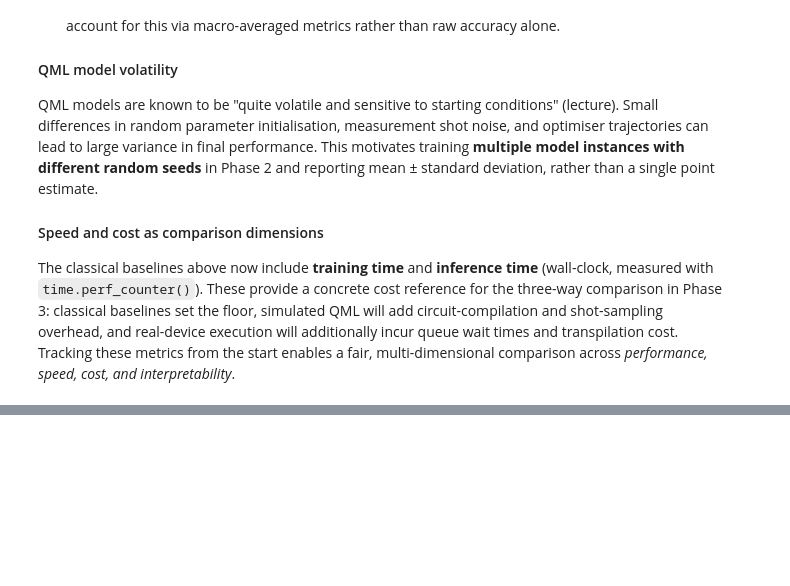
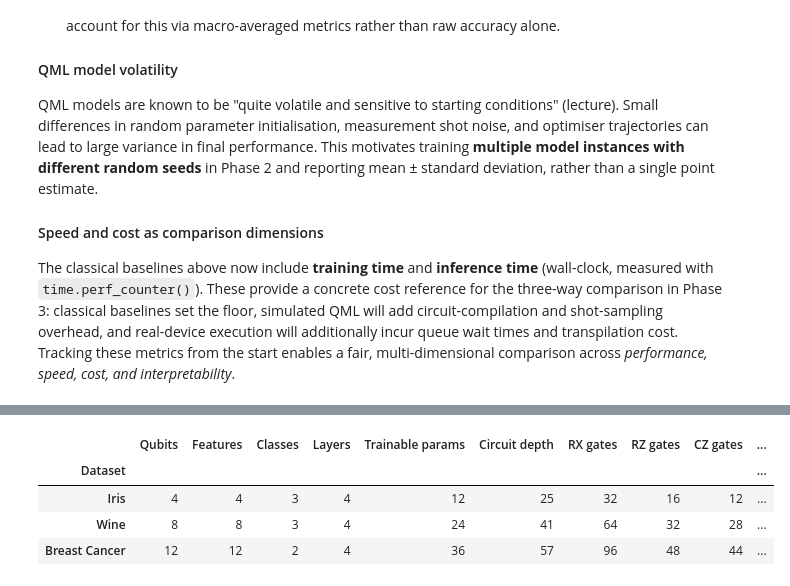
Before and after one commit to gelbh/comp47950-qml-project, a Jupyter notebook: notebooks/qml_project.ipynb, the cells around one changed output, grey strips where cells are left out. Drawn from its saved outputs; the diff is of its cells as text; code cells hidden in the pictures; blank space fills up the shorter version.

```diff
--- a/notebooks/qml_project.ipynb
+++ b/notebooks/qml_project.ipynb
@@ -188,0 +339,37 @@ The classical baselines above now include **training time** and **inference time
+# %%
+# Build circuits for all three datasets
+circuit_configs = {
+    "Iris":          {"n_qubits": 4,  "n_features": 4,  "n_classes": 3},
+    "Wine":          {"n_qubits": 8,  "n_features": 8,  "n_classes": 3},
+    "Breast Cancer": {"n_qubits": 12, "n_features": 12, "n_classes": 2},
+}
+
+circuits = {}
+for name, cfg in circuit_configs.items():
+    circuits[name] = build_circuit(**cfg, cz_strategy="linear")
+
+# Summary table
+rows = []
+for name, vc in circuits.items():
+    ops = vc.circuit.count_ops()
+    rows.append({
+        "Dataset": name,
+        "Qubits": vc.n_qubits,
+        "Features": vc.n_features,
+        "Classes": vc.n_classes,
+        "Layers": vc.n_layers,
+        "Trainable params": vc.n_trainable,
+        "Circuit depth": vc.circuit.depth(),
+        "RX gates": ops.get("rx", 0),
+        "RZ gates": ops.get("rz", 0),
+        "CZ gates": ops.get("cz", 0),
+        "Discarded bitstrings": sum(1 for v in vc.class_map.values() if v < 0),
+    })
+
+pd.DataFrame(rows).set_index("Dataset")
+# %% [output]
+|  | Qubits | Features | Classes | Layers | Trainable params | Circuit depth | RX gates | RZ gates | CZ gates | ... |
+| Dataset |  |  |  |  |  |  |  |  |  | ... |
+| Iris | 4 | 4 | 3 | 4 | 12 | 25 | 32 | 16 | 12 | ... |
+| Wine | 8 | 8 | 3 | 4 | 24 | 41 | 64 | 32 | 28 | ... |
+| Breast Cancer | 12 | 12 | 2 | 4 | 36 | 57 | 96 | 48 | 44 | ... |
```
Also changed, not shown: parts of 9 cells of this notebook.
